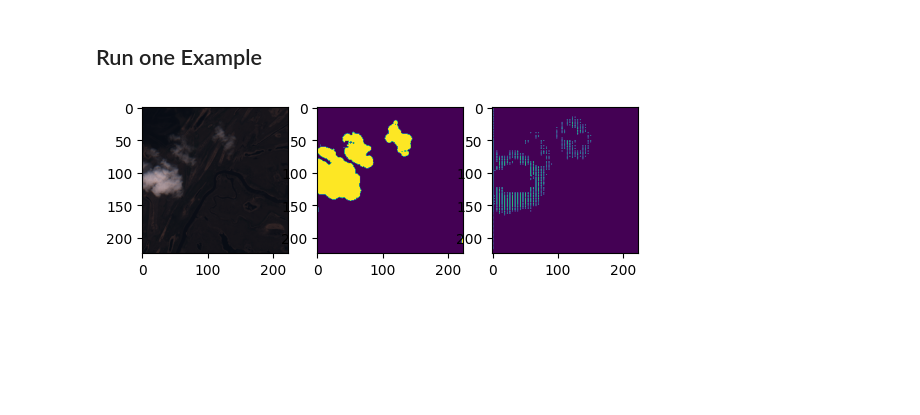
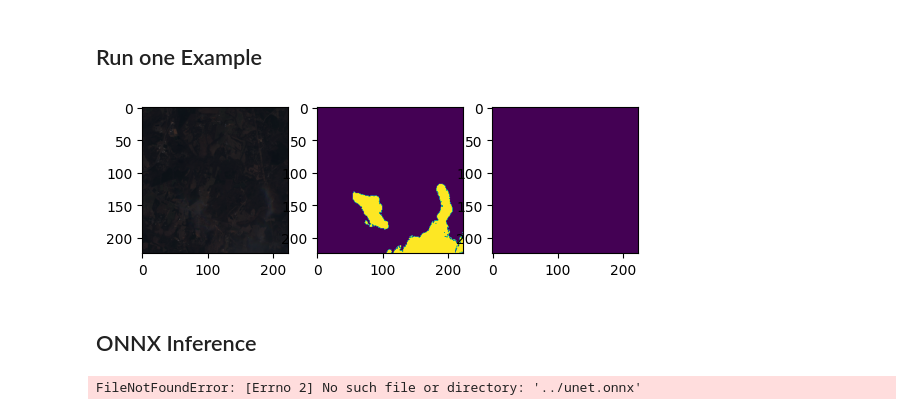
Before and after one commit to March-08/sentinel_cloud_coverage, a Jupyter notebook: notebooks/1.0-mp-show-samples.ipynb, the cells around one changed output. Saved outputs shown, nothing was run; the diff lists cells and outputs as text; code cells hidden in the pictures; blank space fills up the shorter version.

Commit message:
feat: run onnx in jupyter notebook

```diff
--- a/notebooks/1.0-mp-show-samples.ipynb
+++ b/notebooks/1.0-mp-show-samples.ipynb
@@ -78,23 +78,25 @@ torch.Size([224, 224])
 # %% [markdown]
 ## Run one Example
 # %%
-image_path = '../data/images_patches/img_4_patch_17.npy'
-mask_path = '../data/masks_patches/mask_4_patch_17.npy'
+image_path = '../data/images_patches/img_18_patch_16.npy'
+mask_path = '../data/masks_patches/mask_18_patch_16.npy'
 
 img = np.load(image_path)
 mask = np.load(mask_path)
 
 img_inp = torch.from_numpy(img).permute(2,0,1).unsqueeze(0)
 img_inp = (img_inp - img_inp.mean())/img_inp.std()
 
 pred = unet(img_inp)
 
 plt.subplot(1,3,1)
 plt.imshow(img[:,:,[0,1,2]]) # for visualization we have to transpose back to HWC
 plt.subplot(1,3,2)
 plt.imshow(mask) # for visualization we have to remove 3rd dimension of mask
 plt.subplot(1,3,3)
 plt.imshow(pred.numpy())
 plt.show()
 # %% [output]
-[figure, old version]
+[figure, new version]
+# %% [markdown]
+## ONNX Inference
@@ -100,0 +117,15 @@ plt.show()
+# %%
+onnx_model = '../unet.onnx'
+
+
+onnx_model = onnx.load(onnx_model)
+onnx.checker.check_model(onnx_model)
+
+### onnx runtime ###
+ort_session = onnxruntime.InferenceSession(onnx_model.SerializeToString())
+
+# compute ONNX Runtime output prediction
+ort_inputs = {ort_session.get_inputs()[0].name: preprocess(img)}
+ort_outs = ort_session.run(None, ort_inputs)
+# %% [output]
+FileNotFoundError: [Errno 2] No such file or directory: '../unet.onnx'
```
Also changed, not shown: parts of 3 cells of this notebook, 5 other files.
